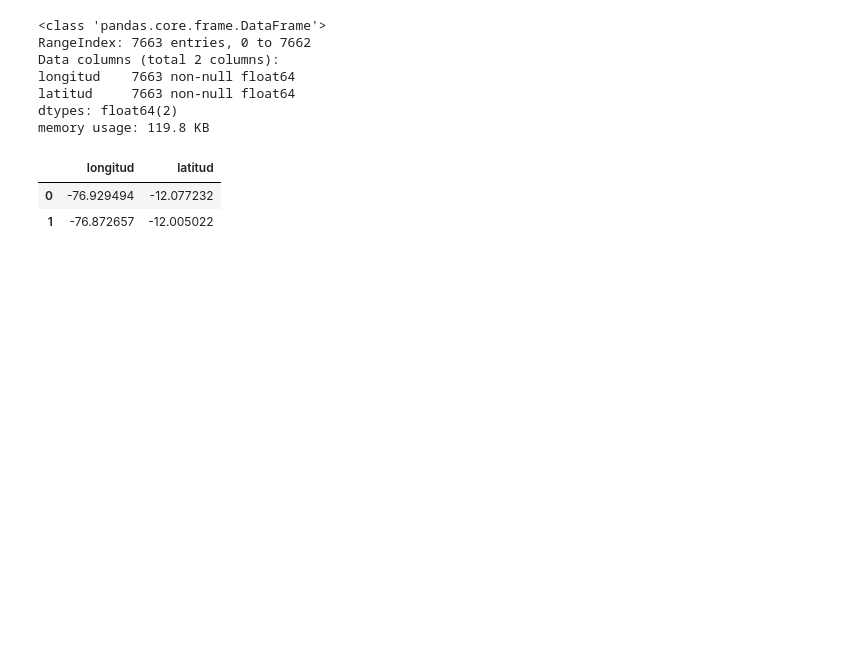
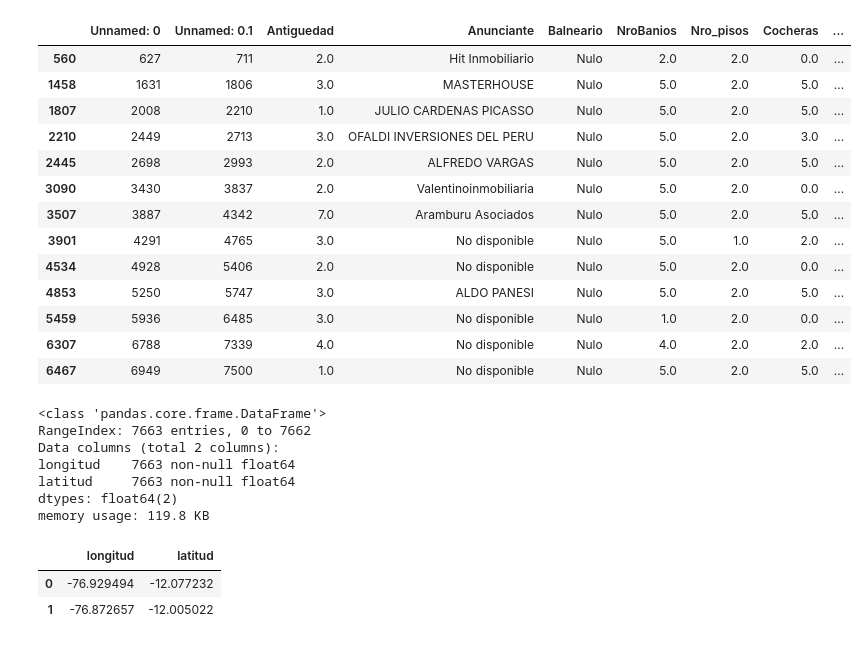
Before and after one commit to PBenavides/Automated-Valuation-Model-Lima, a Jupyter notebook: Analisis_casas_pt_03.ipynb, the cells around one changed output. Saved outputs shown, nothing was run; the diff lists cells and outputs as text; code cells hidden in the pictures; blank space fills up the shorter version.

```diff
--- a/Analisis_casas_pt_03.ipynb
+++ b/Analisis_casas_pt_03.ipynb
@@ -17,3 +36,22 @@ df = pd.read_csv('data_para_preprocessing.csv')
+# %%
+# 553,
+index_to_drop_outlier = df[df.Area_constr_m2 > 1900].index
+df.loc[index_to_drop_outlier]
+# %% [output]
+|  | Unnamed: 0 | Unnamed: 0.1 | Antiguedad | Anunciante | Balneario | NroBanios | Nro_pisos | Cocheras | ... |
+| 560 | 627 | 711 | 2.0 | Hit Inmobiliario | Nulo | 2.0 | 2.0 | 0.0 | ... |
+| 1458 | 1631 | 1806 | 3.0 | MASTERHOUSE | Nulo | 5.0 | 2.0 | 5.0 | ... |
+| 1807 | 2008 | 2210 | 1.0 | JULIO CARDENAS PICASSO | Nulo | 5.0 | 2.0 | 5.0 | ... |
+| 2210 | 2449 | 2713 | 3.0 | OFALDI INVERSIONES DEL PERU | Nulo | 5.0 | 2.0 | 3.0 | ... |
+| 2445 | 2698 | 2993 | 2.0 | ALFREDO VARGAS | Nulo | 5.0 | 2.0 | 5.0 | ... |
+| 3090 | 3430 | 3837 | 2.0 | Valentinoinmobiliaria | Nulo | 5.0 | 2.0 | 0.0 | ... |
+| 3507 | 3887 | 4342 | 7.0 | Aramburu Asociados | Nulo | 5.0 | 2.0 | 5.0 | ... |
+| 3901 | 4291 | 4765 | 3.0 | No disponible | Nulo | 5.0 | 1.0 | 2.0 | ... |
+| 4534 | 4928 | 5406 | 2.0 | No disponible | Nulo | 5.0 | 2.0 | 0.0 | ... |
+| 4853 | 5250 | 5747 | 3.0 | ALDO PANESI | Nulo | 5.0 | 2.0 | 5.0 | ... |
+| 5459 | 5936 | 6485 | 3.0 | No disponible | Nulo | 1.0 | 2.0 | 0.0 | ... |
+| 6307 | 6788 | 7339 | 4.0 | No disponible | Nulo | 4.0 | 2.0 | 2.0 | ... |
+| 6467 | 6949 | 7500 | 1.0 | No disponible | Nulo | 5.0 | 2.0 | 5.0 | ... |
 # %%
 df_gh = df[['longitud','latitud']]
 # %%
```
Also changed, not shown: parts of 5 cells of this notebook.
